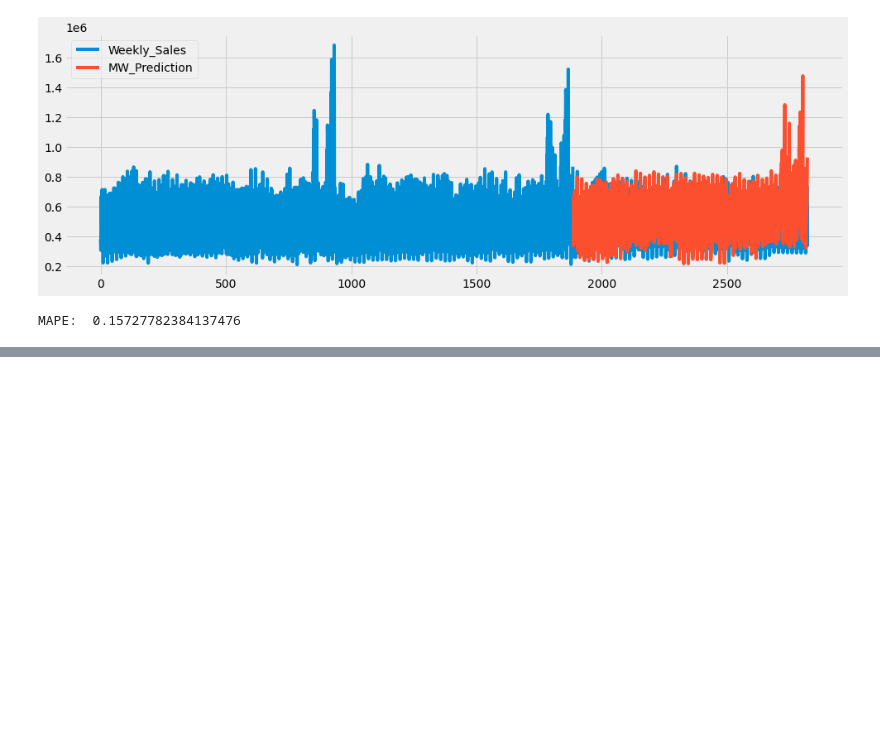
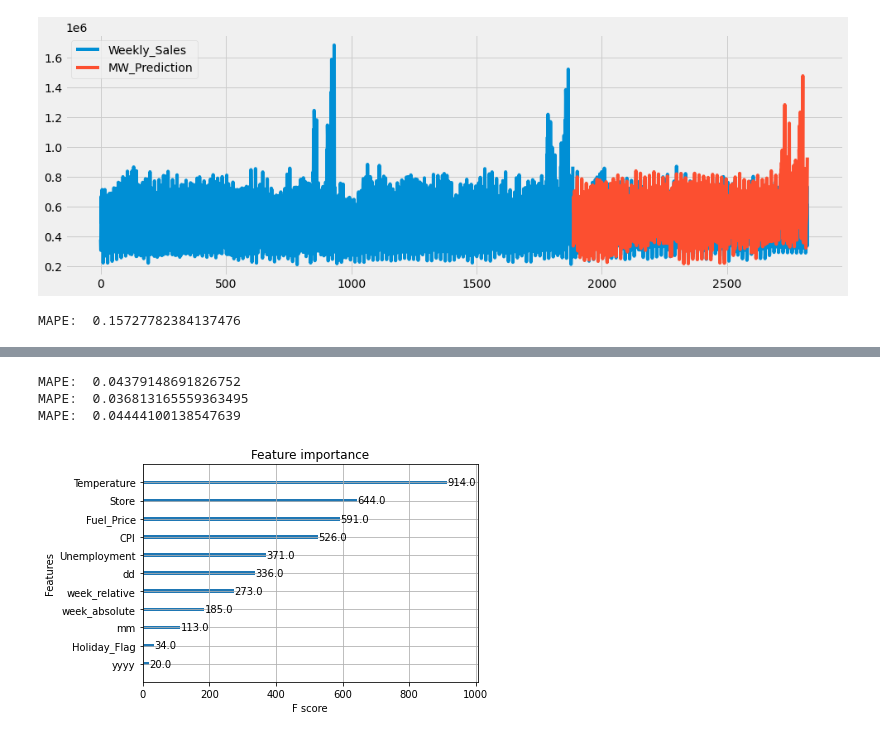
Before and after one commit to infoshareacademy/jdszr6-World-data-analysis, a Jupyter notebook: Projekt_DL/Walmart_prediction.ipynb, the cells around one changed output, grey strips where cells are left out. Drawn from its saved outputs; the diff is of its cells as text; code cells hidden in the pictures; blank space fills up the shorter version.

```diff
--- a/Projekt_DL/Walmart_prediction.ipynb
+++ b/Projekt_DL/Walmart_prediction.ipynb
@@ -554,0 +605,3 @@ MAPE:  0.15727782384137476
+# %%
+X = class_0.drop(columns="Weekly_Sales", axis=1)
+y = class_0["Weekly_Sales"]
@@ -554,0 +614,2 @@ MAPE:  0.15727782384137476
+# %%
+X_train, X_test, y_train, y_test = train_test_split(X, y, test_size=0.3, random_state=42)
@@ -554,0 +626,3 @@ MAPE:  0.15727782384137476
+# %%
+reg = xgb.XGBRegressor()
+reg.fit(X_train, y_train)
@@ -554,0 +668,16 @@ MAPE:  0.15727782384137476
+# %%
+y_pred = reg.predict(X_test)
+y_pred1 = reg1.predict(X_test1)
+y_pred2 = reg2.predict(X_test2)
+
+print("MAPE: ", mean_absolute_percentage_error(y_test, y_pred))
+print("MAPE: ", mean_absolute_percentage_error(y_test1, y_pred1))
+print("MAPE: ", mean_absolute_percentage_error(y_test2, y_pred2))
+# %% [output]
+MAPE:  0.04379148691826752
+MAPE:  0.036813165559363495
+MAPE:  0.04444100138547639
+# %%
+ft_importance = plot_importance(reg)
+# %% [output]
+[figure, added]
```
Also changed, not shown: parts of 17 cells of this notebook, 8 other files.
